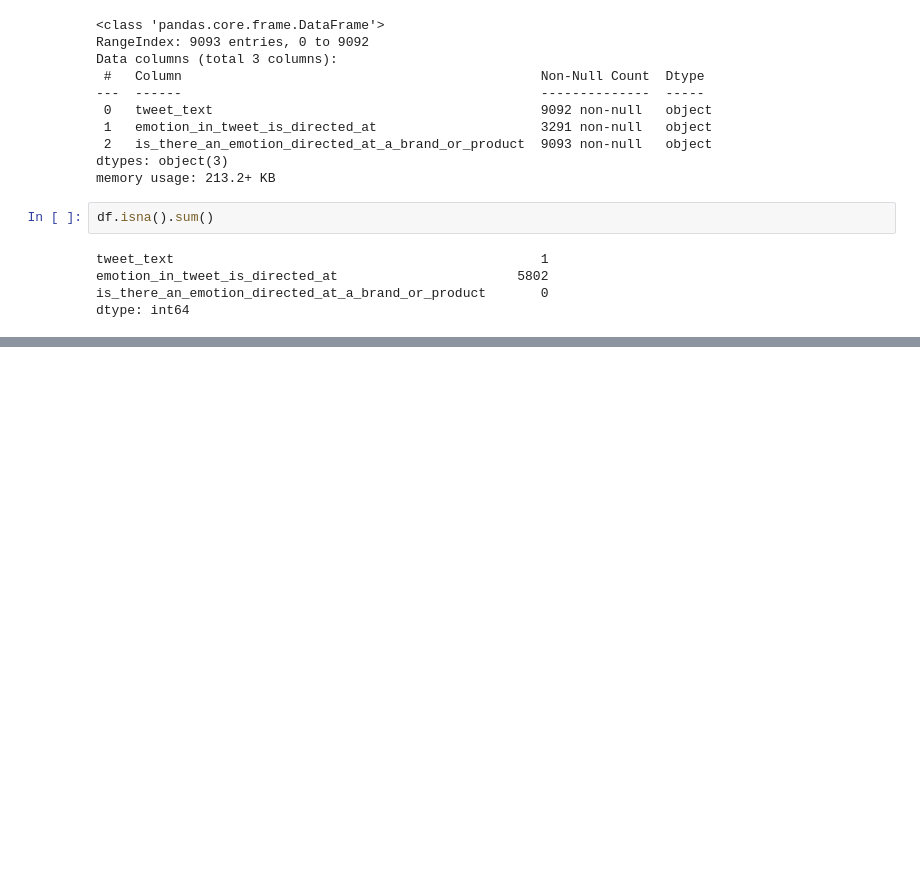
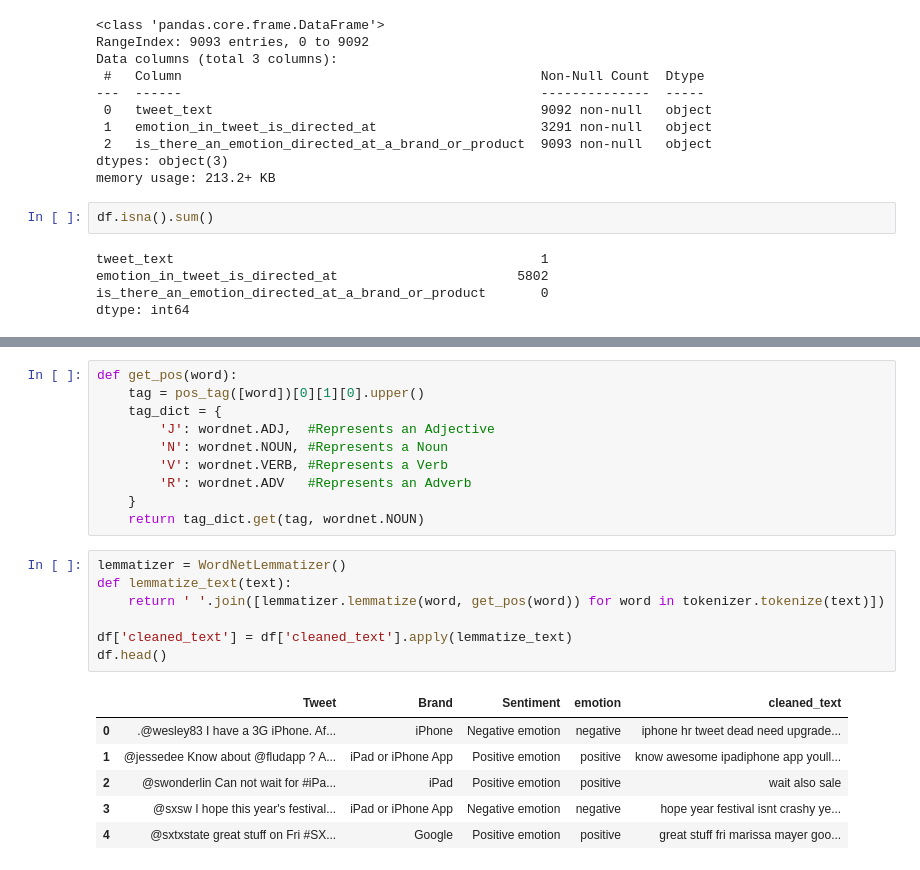
Before and after one commit to lorenaterah/Sentiment-Analysis-NLP, a Jupyter notebook: index.ipynb, the cells around one changed output, grey strips where cells are left out. Saved outputs shown, nothing was run; the diff lists cells and outputs as text; blank space fills up the shorter version.

```diff
--- a/index.ipynb
+++ b/index.ipynb
@@ -41,0 +356,24 @@ dtype: int64
+# %%
+def get_pos(word):
+    tag = pos_tag([word])[0][1][0].upper()
+    tag_dict = {
+        'J': wordnet.ADJ,  #Represents an Adjective
+        'N': wordnet.NOUN, #Represents a Noun
+        'V': wordnet.VERB, #Represents a Verb
+        'R': wordnet.ADV   #Represents an Adverb
+    }
+    return tag_dict.get(tag, wordnet.NOUN)
+# %%
+lemmatizer = WordNetLemmatizer()
+def lemmatize_text(text):
+    return ' '.join([lemmatizer.lemmatize(word, get_pos(word)) for word in tokenizer.tokenize(text)])
+
+df['cleaned_text'] = df['cleaned_text'].apply(lemmatize_text)
+df.head()
+# %% [output]
+|  | Tweet | Brand | Sentiment | emotion | cleaned_text |
+| 0 | .@wesley83 I have a 3G iPhone. Af... | iPhone | Negative emotion | negative | iphone hr tweet dead need upgrade... |
+| 1 | @jessedee Know about @fludapp ? A... | iPad or iPhone App | Positive emotion | positive | know awesome ipadiphone app youll... |
+| 2 | @swonderlin Can not wait for #iPa... | iPad | Positive emotion | positive | wait also sale |
+| 3 | @sxsw I hope this year's festival... | iPad or iPhone App | Negative emotion | negative | hope year festival isnt crashy ye... |
+| 4 | @sxtxstate great stuff on Fri #SX... | Google | Positive emotion | positive | great stuff fri marissa mayer goo... |
```
Also changed, not shown: parts of 42 cells of this notebook, 1 other file.
